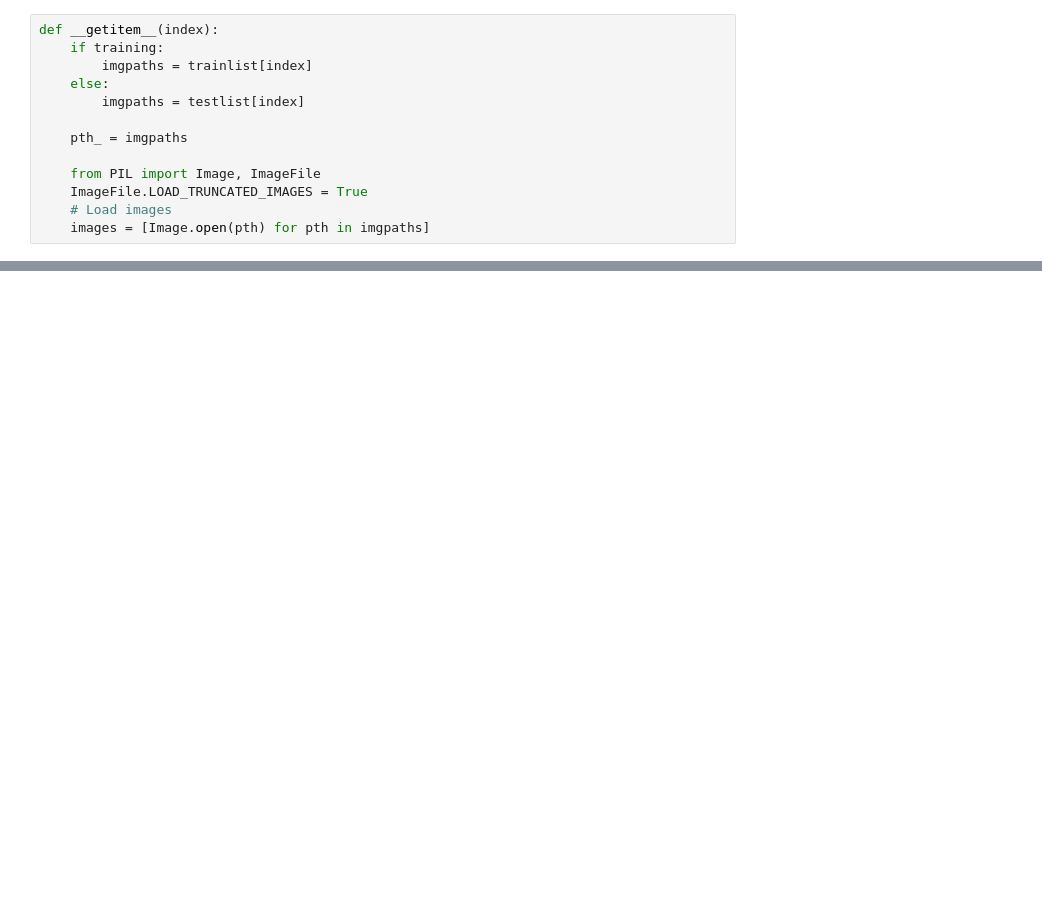
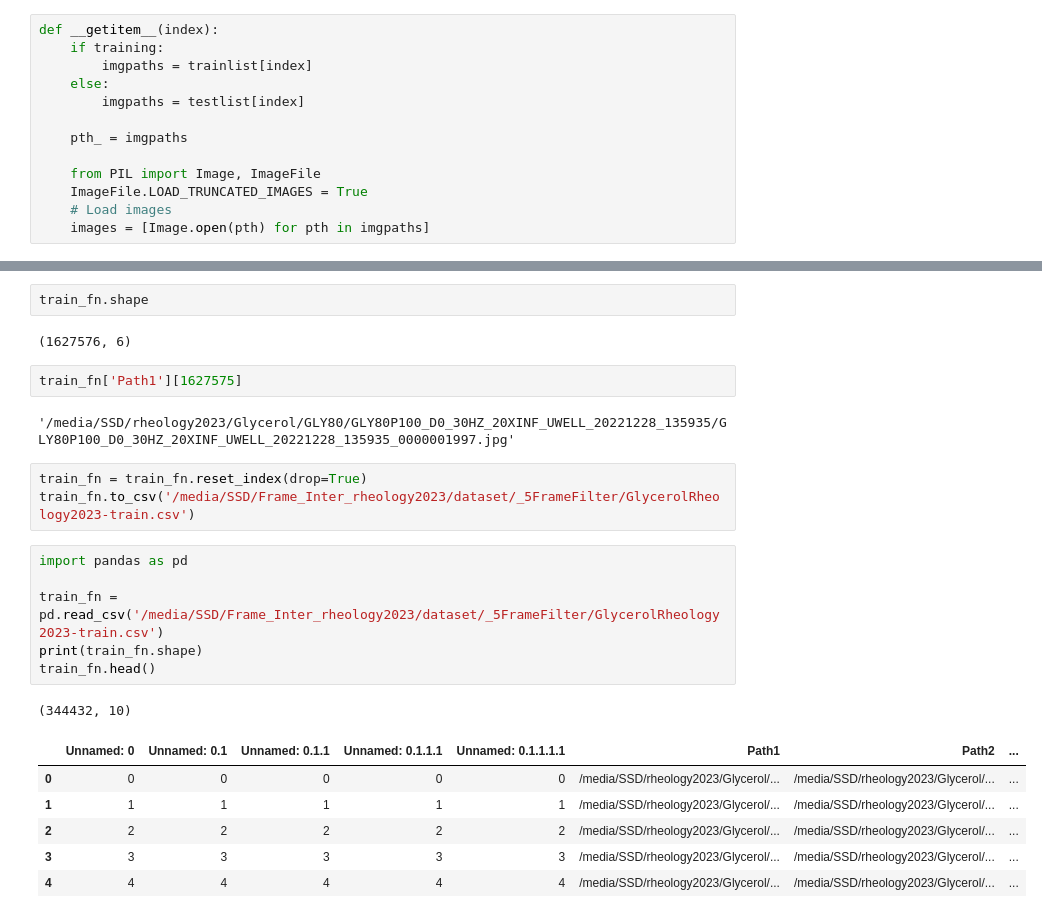
Before and after one commit to WiratchawaKannika/FLAVR, a Jupyter notebook: Check_SepTuplet.ipynb, the cells around one changed output, grey strips where cells are left out. Cells and saved outputs as stored; diff of their text form; blank space fills up the shorter version.

Commit message:
edit dataset

```diff
--- a/Check_SepTuplet.ipynb
+++ b/Check_SepTuplet.ipynb
@@ -428,0 +291,25 @@ inputs[1]
+# %%
+train_fn.shape
+# %% [output]
+(1627576, 6)
+# %%
+train_fn['Path1'][1627575]
+# %% [output]
+'/media/SSD/rheology2023/Glycerol/GLY80/GLY80P100_D0_30HZ_20XINF_UWELL_20221228_135935/GLY80P100_D0_30HZ_20XINF_UWELL_20221228_135935_0000001997.jpg'
+# %%
+train_fn = train_fn.reset_index(drop=True)
+train_fn.to_csv('/media/SSD/Frame_Inter_rheology2023/dataset/_5FrameFilter/GlycerolRheology2023-train.csv')
+# %%
+import pandas as pd
+
+train_fn = pd.read_csv('/media/SSD/Frame_Inter_rheology2023/dataset/_5FrameFilter/GlycerolRheology2023-train.csv')
+print(train_fn.shape)
+train_fn.head()
+# %% [output]
+(344432, 10)
+|  | Unnamed: 0 | Unnamed: 0.1 | Unnamed: 0.1.1 | Unnamed: 0.1.1.1 | Unnamed: 0.1.1.1.1 | Path1 | Path2 | ... |
+| 0 | 0 | 0 | 0 | 0 | 0 | /media/SSD/rheology2023/Glycerol/... | /media/SSD/rheology2023/Glycerol/... | ... |
+| 1 | 1 | 1 | 1 | 1 | 1 | /media/SSD/rheology2023/Glycerol/... | /media/SSD/rheology2023/Glycerol/... | ... |
+| 2 | 2 | 2 | 2 | 2 | 2 | /media/SSD/rheology2023/Glycerol/... | /media/SSD/rheology2023/Glycerol/... | ... |
+| 3 | 3 | 3 | 3 | 3 | 3 | /media/SSD/rheology2023/Glycerol/... | /media/SSD/rheology2023/Glycerol/... | ... |
+| 4 | 4 | 4 | 4 | 4 | 4 | /media/SSD/rheology2023/Glycerol/... | /media/SSD/rheology2023/Glycerol/... | ... |
```
Also changed, not shown: parts of 44 cells of this notebook, 2 other files.
